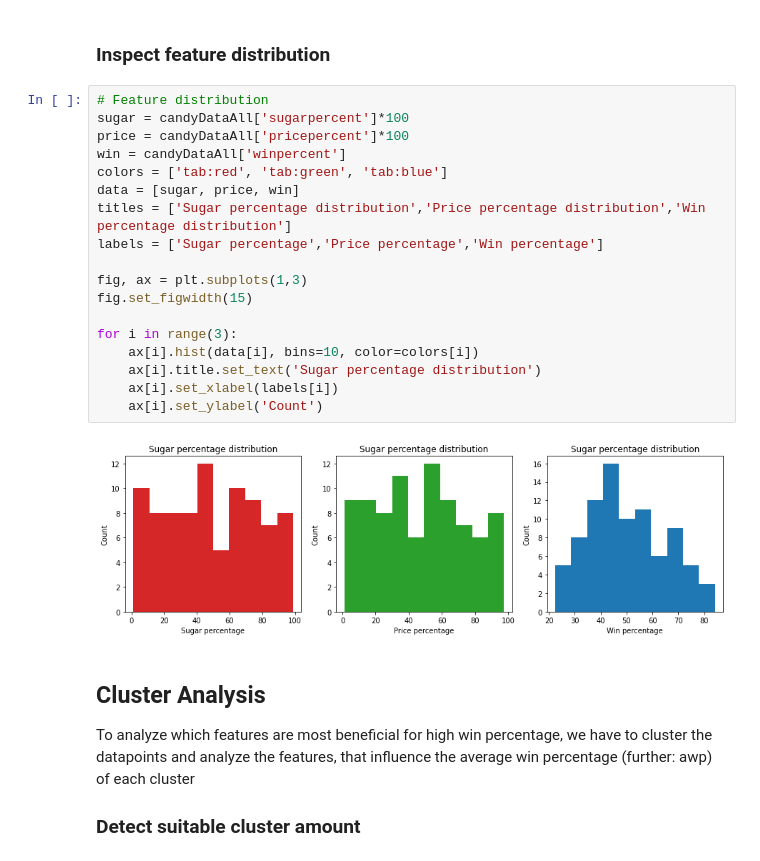
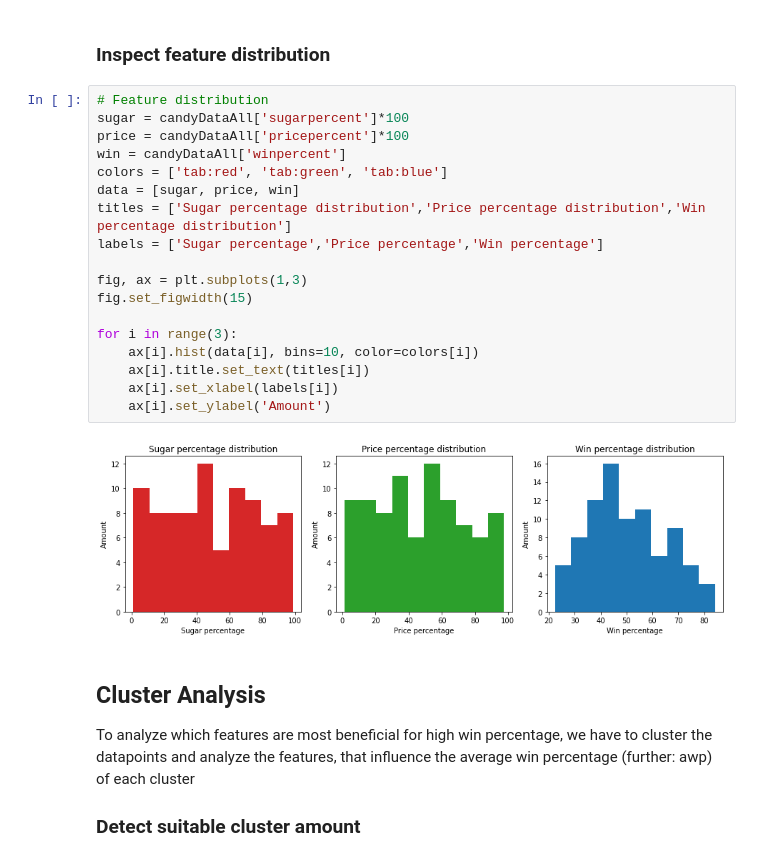
Before and after one commit to Mieju/CandyCare, a Jupyter notebook: CandyCare.ipynb, the cells around one changed output. Drawn from its saved outputs; the diff is of its cells as text.

```diff
--- a/CandyCare.ipynb
+++ b/CandyCare.ipynb
@@ -76,23 +77,23 @@ heatmap = sns.heatmap(corr, linewidth=0.5,cmap="YlGnBu").invert_yaxis()
 # %%
 # Feature distribution
 sugar = candyDataAll['sugarpercent']*100
 price = candyDataAll['pricepercent']*100
 win = candyDataAll['winpercent']
 colors = ['tab:red', 'tab:green', 'tab:blue']
 data = [sugar, price, win]
 titles = ['Sugar percentage distribution','Price percentage distribution','Win percentage distribution']
 labels = ['Sugar percentage','Price percentage','Win percentage']
 
 fig, ax = plt.subplots(1,3)
 fig.set_figwidth(15)
 
 for i in range(3):
     ax[i].hist(data[i], bins=10, color=colors[i])
-    ax[i].title.set_text('Sugar percentage distribution')
+    ax[i].title.set_text(titles[i])
     ax[i].set_xlabel(labels[i])
-    ax[i].set_ylabel('Count')
+    ax[i].set_ylabel('Amount')
 # %% [output]
-[figure, old version]
+[figure, new version]
 # %% [markdown]
 ## Cluster Analysis
 To analyze which features are most beneficial for high win percentage, we have to cluster the datapoints and analyze the features, that influence the average win percentage (further: awp) of each cluster
```
Also changed, not shown: parts of 7 cells of this notebook.
